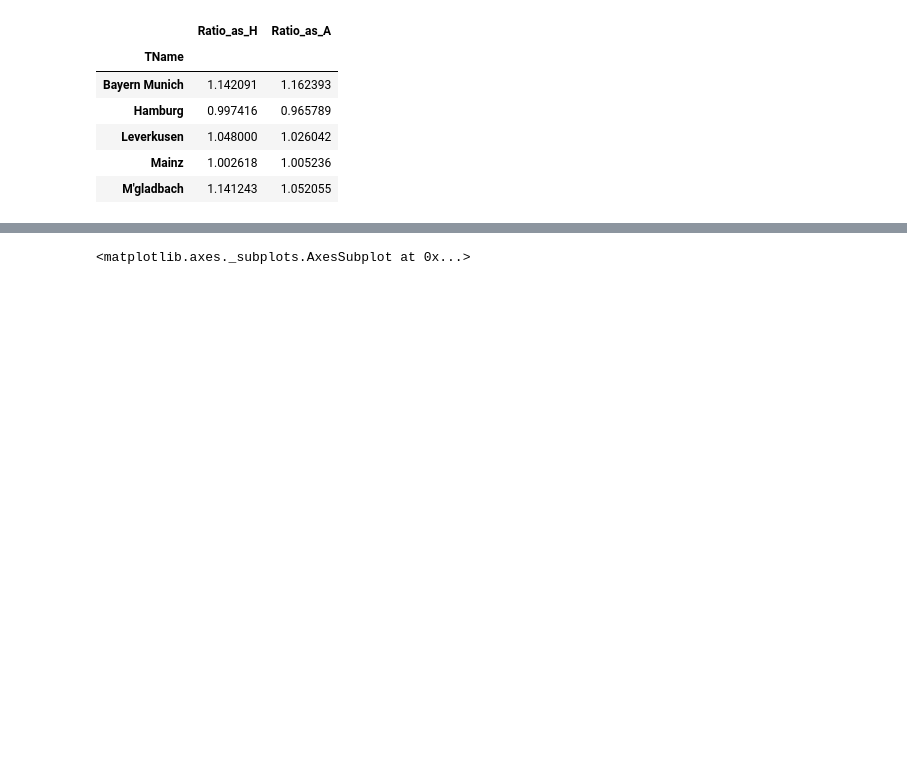
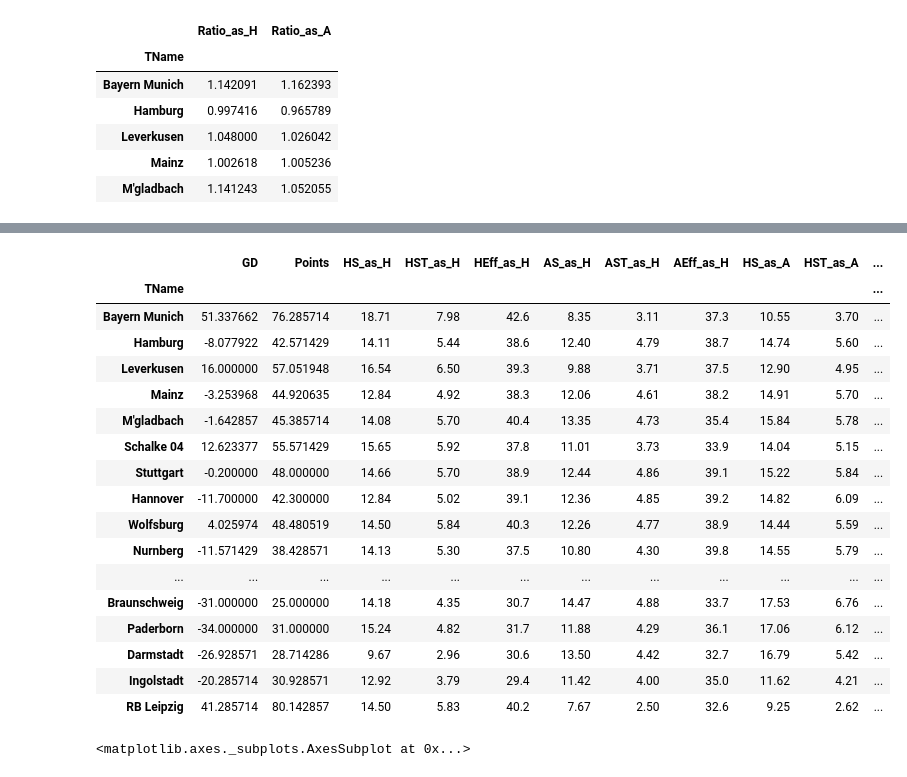
Before and after one commit to mgbukov/bundesliga, a Jupyter notebook: Buli_Download.ipynb, the cells around one changed output, grey strips where cells are left out. Saved outputs shown, nothing was run; the diff lists cells and outputs as text; code cells hidden in the pictures; blank space fills up the shorter version.

```diff
--- a/Buli_Download.ipynb
+++ b/Buli_Download.ipynb
@@ -347,0 +364,21 @@ cax.set_ylabel('Shot Efficiency Superiority')
+# %%
+factors_df
+# %% [output]
+|  | GD | Points | HS_as_H | HST_as_H | HEff_as_H | AS_as_H | AST_as_H | AEff_as_H | HS_as_A | HST_as_A | ... |
+| TName |  |  |  |  |  |  |  |  |  |  | ... |
+| Bayern Munich | 51.337662 | 76.285714 | 18.71 | 7.98 | 42.6 | 8.35 | 3.11 | 37.3 | 10.55 | 3.70 | ... |
+| Hamburg | -8.077922 | 42.571429 | 14.11 | 5.44 | 38.6 | 12.40 | 4.79 | 38.7 | 14.74 | 5.60 | ... |
+| Leverkusen | 16.000000 | 57.051948 | 16.54 | 6.50 | 39.3 | 9.88 | 3.71 | 37.5 | 12.90 | 4.95 | ... |
+| Mainz | -3.253968 | 44.920635 | 12.84 | 4.92 | 38.3 | 12.06 | 4.61 | 38.2 | 14.91 | 5.70 | ... |
+| M'gladbach | -1.642857 | 45.385714 | 14.08 | 5.70 | 40.4 | 13.35 | 4.73 | 35.4 | 15.84 | 5.78 | ... |
+| Schalke 04 | 12.623377 | 55.571429 | 15.65 | 5.92 | 37.8 | 11.01 | 3.73 | 33.9 | 14.04 | 5.15 | ... |
+| Stuttgart | -0.200000 | 48.000000 | 14.66 | 5.70 | 38.9 | 12.44 | 4.86 | 39.1 | 15.22 | 5.84 | ... |
+| Hannover | -11.700000 | 42.300000 | 12.84 | 5.02 | 39.1 | 12.36 | 4.85 | 39.2 | 14.82 | 6.09 | ... |
+| Wolfsburg | 4.025974 | 48.480519 | 14.50 | 5.84 | 40.3 | 12.26 | 4.77 | 38.9 | 14.44 | 5.59 | ... |
+| Nurnberg | -11.571429 | 38.428571 | 14.13 | 5.30 | 37.5 | 10.80 | 4.30 | 39.8 | 14.55 | 5.79 | ... |
+| ... | ... | ... | ... | ... | ... | ... | ... | ... | ... | ... | ... |
+| Braunschweig | -31.000000 | 25.000000 | 14.18 | 4.35 | 30.7 | 14.47 | 4.88 | 33.7 | 17.53 | 6.76 | ... |
+| Paderborn | -34.000000 | 31.000000 | 15.24 | 4.82 | 31.7 | 11.88 | 4.29 | 36.1 | 17.06 | 6.12 | ... |
+| Darmstadt | -26.928571 | 28.714286 | 9.67 | 2.96 | 30.6 | 13.50 | 4.42 | 32.7 | 16.79 | 5.42 | ... |
+| Ingolstadt | -20.285714 | 30.928571 | 12.92 | 3.79 | 29.4 | 11.42 | 4.00 | 35.0 | 11.62 | 4.21 | ... |
+| RB Leipzig | 41.285714 | 80.142857 | 14.50 | 5.83 | 40.2 | 7.67 | 2.50 | 32.6 | 9.25 | 2.62 | ... |
```
Also changed, not shown: parts of 24 cells of this notebook, 1 other file.
